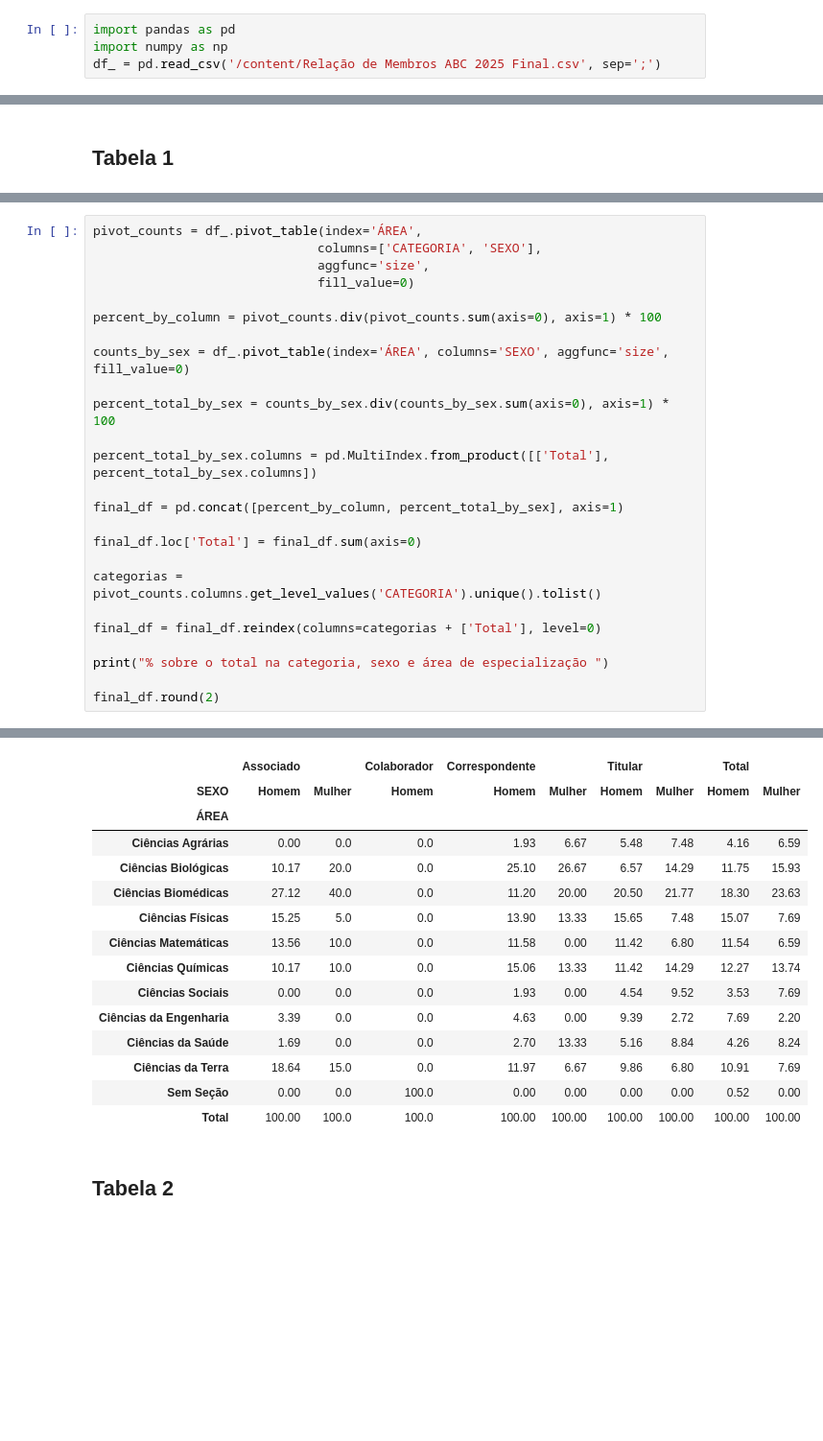
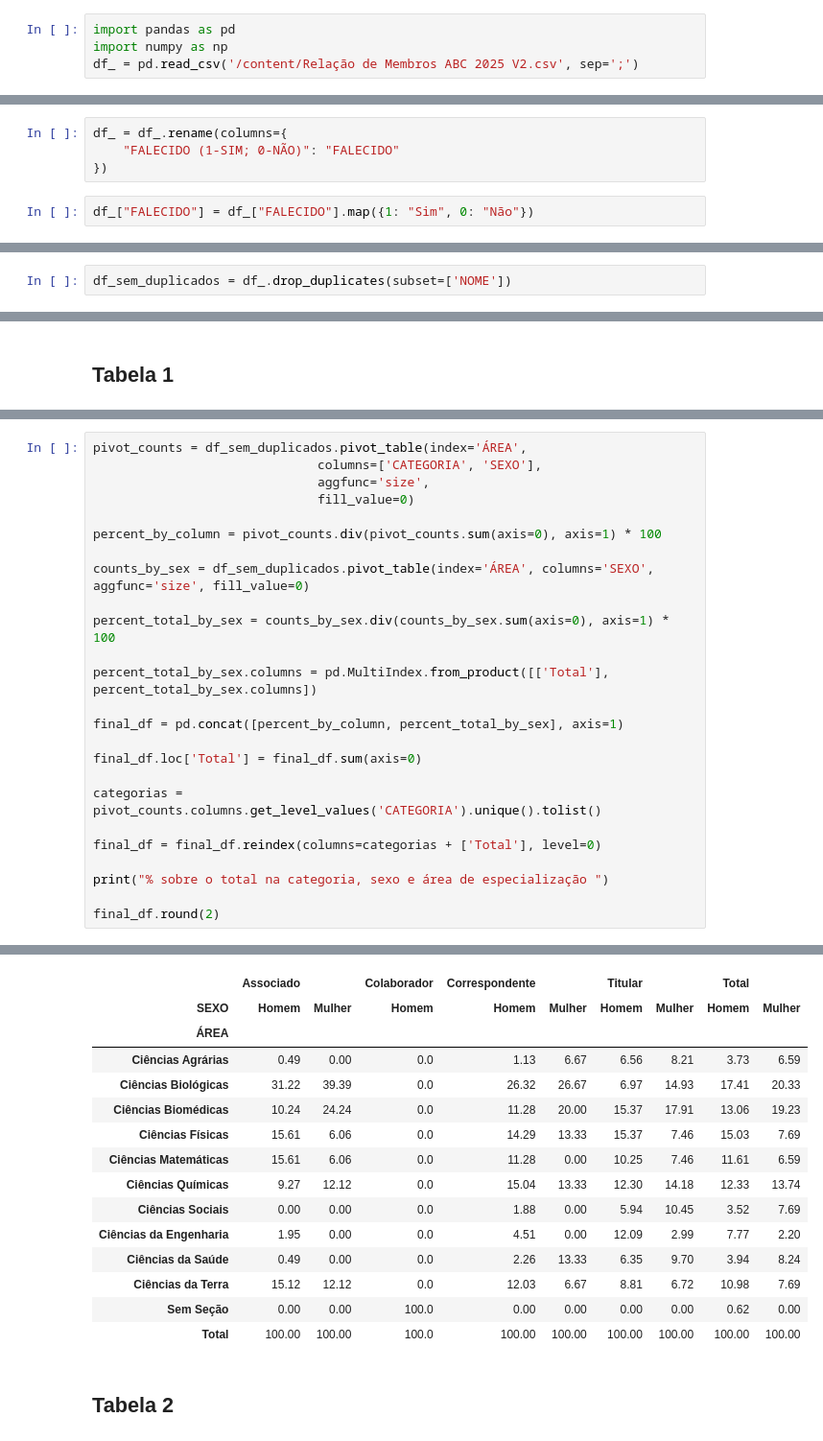
Before and after one commit to brunoramosdev/JavaScript, a Jupyter notebook: abc.ipynb, the cells around one changed output, grey strips where cells are left out. Shown: that part at 96% size. Drawn from its saved outputs; the diff is of its cells as text; blank space fills up the shorter version.

```diff
--- a/abc.ipynb
+++ b/abc.ipynb
@@ -5,4 +5,4 @@
 # %%
 import pandas as pd
 import numpy as np
-df_ = pd.read_csv('/content/Relação de Membros ABC 2025 Final.csv', sep=';')
+df_ = pd.read_csv('/content/Relação de Membros ABC 2025 V2.csv', sep=';')
@@ -10,5 +26,11 @@ df_ = pd.read_csv('/content/Relação de Membros ABC 2025 Final.csv', sep=';')
 df_ = df_.rename(columns={
     "SEXO (1-MASC ; 0-FEM)": "SEXO"
 })
+# %%
+df_ = df_.rename(columns={
+    "FALECIDO (1-SIM; 0-NÃO)": "FALECIDO"
+})
+# %%
+df_["FALECIDO"] = df_["FALECIDO"].map({1: "Sim", 0: "Não"})
 # %%
 df_["SEXO"] = df_["SEXO"].map({1: "Homem", 0: "Mulher"})
@@ -40,0 +85,2 @@ df_.loc[:, 'IDADE_INGRESSO'] = ((df_['DATA DE POSSE'] - df_['DATA DE NASCIMENTO'
+# %%
+df_sem_duplicados = df_.drop_duplicates(subset=['NOME'])
@@ -121,44 +183,44 @@ final_df.fillna(0).round(1)
 # %%
-pivot_counts = df_.pivot_table(index='ÁREA',
+pivot_counts = df_sem_duplicados.pivot_table(index='ÁREA',
                               columns=['CATEGORIA', 'SEXO'],
                               aggfunc='size',
                               fill_value=0)
 
 percent_by_column = pivot_counts.div(pivot_counts.sum(axis=0), axis=1) * 100
 
-counts_by_sex = df_.pivot_table(index='ÁREA', columns='SEXO', aggfunc='size', fill_value=0)
+counts_by_sex = df_sem_duplicados.pivot_table(index='ÁREA', columns='SEXO', aggfunc='size', fill_value=0)
 
 percent_total_by_sex = counts_by_sex.div(counts_by_sex.sum(axis=0), axis=1) * 100
 
 percent_total_by_sex.columns = pd.MultiIndex.from_product([['Total'], percent_total_by_sex.columns])
 
 final_df = pd.concat([percent_by_column, percent_total_by_sex], axis=1)
 
 final_df.loc['Total'] = final_df.sum(axis=0)
 
 categorias = pivot_counts.columns.get_level_values('CATEGORIA').unique().tolist()
 
 final_df = final_df.reindex(columns=categorias + ['Total'], level=0)
 
 print("% sobre o total na categoria, sexo e área de especialização ")
 
 final_df.round(2)
 # %% [output]
 % sobre o total na categoria, sexo e área de especialização
 |  | Associado |  | Colaborador | Correspondente |  | Titular |  | Total |  |
 | SEXO | Homem | Mulher | Homem | Homem | Mulher | Homem | Mulher | Homem | Mulher |
 | ÁREA |  |  |  |  |  |  |  |  |  |
-| Ciências Agrárias | 0.00 | 0.0 | 0.0 | 1.93 | 6.67 | 5.48 | 7.48 | 4.16 | 6.59 |
-| Ciências Biológicas | 10.17 | 20.0 | 0.0 | 25.10 | 26.67 | 6.57 | 14.29 | 11.75 | 15.93 |
-| Ciências Biomédicas | 27.12 | 40.0 | 0.0 | 11.20 | 20.00 | 20.50 | 21.77 | 18.30 | 23.63 |
-| Ciências Físicas | 15.25 | 5.0 | 0.0 | 13.90 | 13.33 | 15.65 | 7.48 | 15.07 | 7.69 |
-| Ciências Matemáticas | 13.56 | 10.0 | 0.0 | 11.58 | 0.00 | 11.42 | 6.80 | 11.54 | 6.59 |
-| Ciências Químicas | 10.17 | 10.0 | 0.0 | 15.06 | 13.33 | 11.42 | 14.29 | 12.27 | 13.74 |
-| Ciências Sociais | 0.00 | 0.0 | 0.0 | 1.93 | 0.00 | 4.54 | 9.52 | 3.53 | 7.69 |
-| Ciências da Engenharia | 3.39 | 0.0 | 0.0 | 4.63 | 0.00 | 9.39 | 2.72 | 7.69 | 2.20 |
-| Ciências da Saúde | 1.69 | 0.0 | 0.0 | 2.70 | 13.33 | 5.16 | 8.84 | 4.26 | 8.24 |
-| Ciências da Terra | 18.64 | 15.0 | 0.0 | 11.97 | 6.67 | 9.86 | 6.80 | 10.91 | 7.69 |
-| Sem Seção | 0.00 | 0.0 | 100.0 | 0.00 | 0.00 | 0.00 | 0.00 | 0.52 | 0.00 |
-| Total | 100.00 | 100.0 | 100.0 | 100.00 | 100.00 | 100.00 | 100.00 | 100.00 | 100.00 |
+| Ciências Agrárias | 0.49 | 0.00 | 0.0 | 1.13 | 6.67 | 6.56 | 8.21 | 3.73 | 6.59 |
+| Ciências Biológicas | 31.22 | 39.39 | 0.0 | 26.32 | 26.67 | 6.97 | 14.93 | 17.41 | 20.33 |
+| Ciências Biomédicas | 10.24 | 24.24 | 0.0 | 11.28 | 20.00 | 15.37 | 17.91 | 13.06 | 19.23 |
+| Ciências Físicas | 15.61 | 6.06 | 0.0 | 14.29 | 13.33 | 15.37 | 7.46 | 15.03 | 7.69 |
+| Ciências Matemáticas | 15.61 | 6.06 | 0.0 | 11.28 | 0.00 | 10.25 | 7.46 | 11.61 | 6.59 |
+| Ciências Químicas | 9.27 | 12.12 | 0.0 | 15.04 | 13.33 | 12.30 | 14.18 | 12.33 | 13.74 |
+| Ciências Sociais | 0.00 | 0.00 | 0.0 | 1.88 | 0.00 | 5.94 | 10.45 | 3.52 | 7.69 |
+| Ciências da Engenharia | 1.95 | 0.00 | 0.0 | 4.51 | 0.00 | 12.09 | 2.99 | 7.77 | 2.20 |
+| Ciências da Saúde | 0.49 | 0.00 | 0.0 | 2.26 | 13.33 | 6.35 | 9.70 | 3.94 | 8.24 |
+| Ciências da Terra | 15.12 | 12.12 | 0.0 | 12.03 | 6.67 | 8.81 | 6.72 | 10.98 | 7.69 |
+| Sem Seção | 0.00 | 0.00 | 100.0 | 0.00 | 0.00 | 0.00 | 0.00 | 0.62 | 0.00 |
+| Total | 100.00 | 100.00 | 100.0 | 100.00 | 100.00 | 100.00 | 100.00 | 100.00 | 100.00 |
 # %% [markdown]
 ## Tabela 2
```
Also changed, not shown: parts of 21 cells of this notebook.
